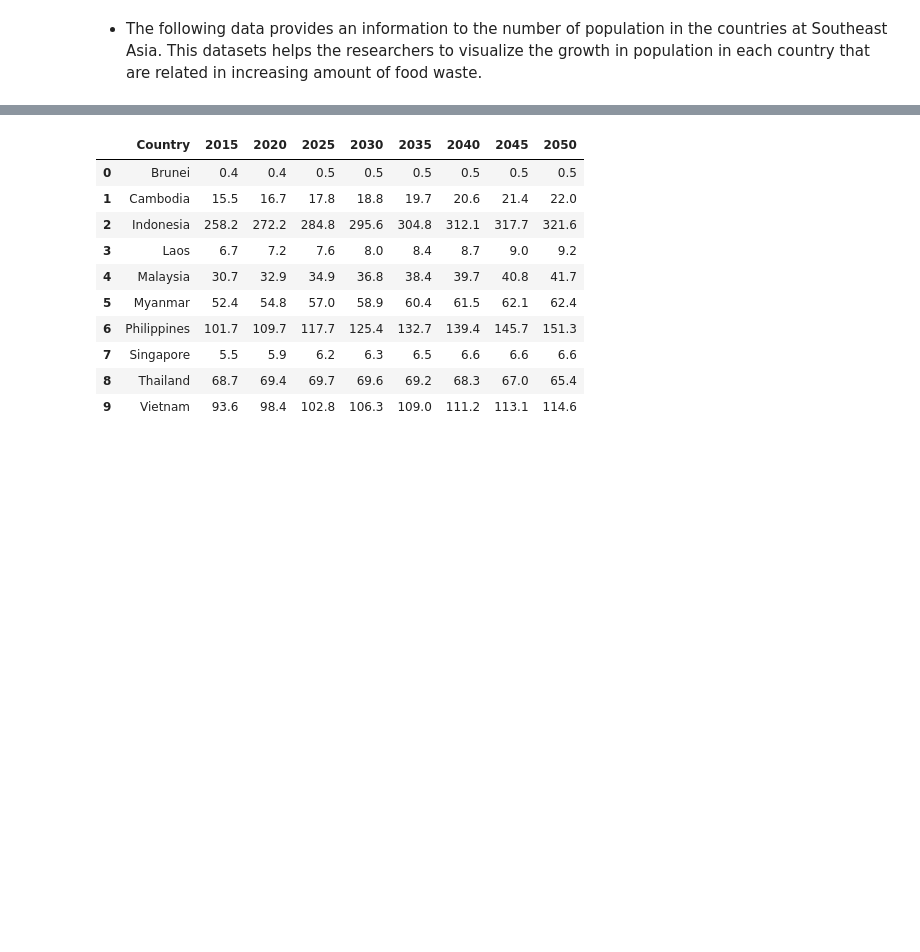
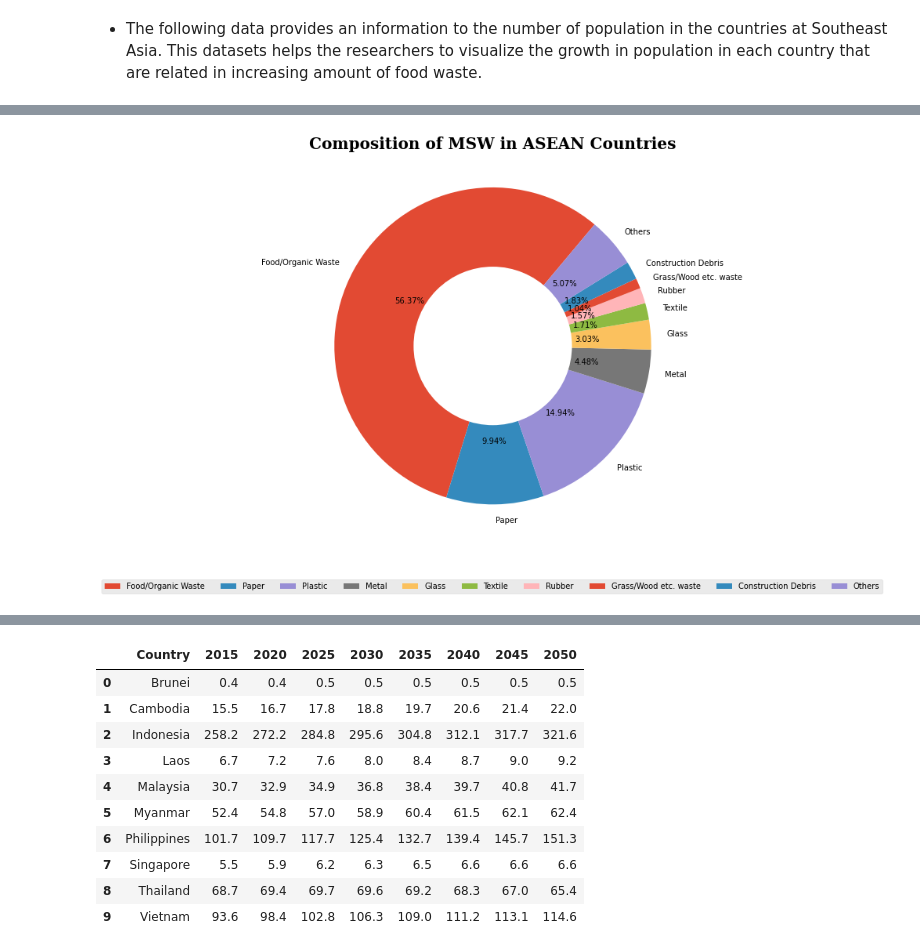
Before and after one commit to renzcarlo24/ITBA-3207-Team-Big-Bytes, a Jupyter notebook: Data Visualization.ipynb, the cells around one changed output, grey strips where cells are left out. Drawn from its saved outputs; the diff is of its cells as text; code cells hidden in the pictures; blank space fills up the shorter version.

```diff
--- a/Data Visualization.ipynb
+++ b/Data Visualization.ipynb
@@ -119,0 +160,17 @@ The bar graph depicts the food production in the countries of Southeast Asia in
+# %%
+#size of the graph
+plt.figure(figsize = (8,9))
+#Input Values
+waste = ['Food/Organic Waste', 'Paper', 'Plastic', 'Metal', 'Glass', 'Textile', 'Rubber', 'Grass/Wood etc. waste', 'Construction Debris', 'Others']
+value = [519.5, 91.64, 137.72, 41.32, 27.89, 15.75, 14.5, 9.6, 16.9, 46.75]
+#creating visualizations
+plt.style.use('ggplot')
+plt.title('Composition of MSW in ASEAN Countries' , fontdict={'fontname': 'serif','fontweight':'bold', 'fontsize':20})
+plt.pie(x=value, labels=waste, autopct='%.2f%%', startangle=50)
+plt.axis('equal')
+plt.legend(ncol=11, bbox_to_anchor=(0.5, -0.1), loc='upper center');
+circle = plt.Circle(xy=(0,0), radius=.50, facecolor='white')
+plt.gca().add_artist(circle)
+plt.show()
+# %% [output]
+[figure, added]
```
Also changed, not shown: parts of 6 cells of this notebook.
